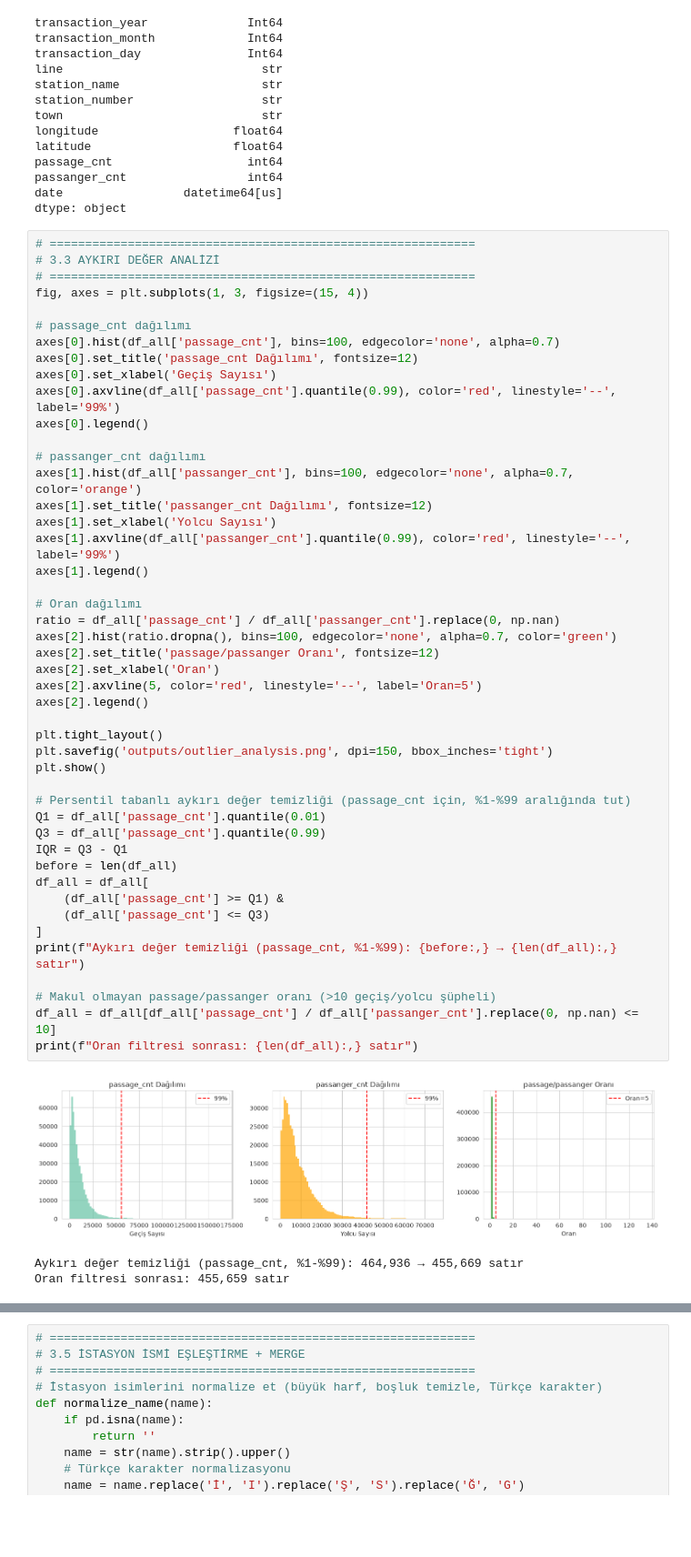
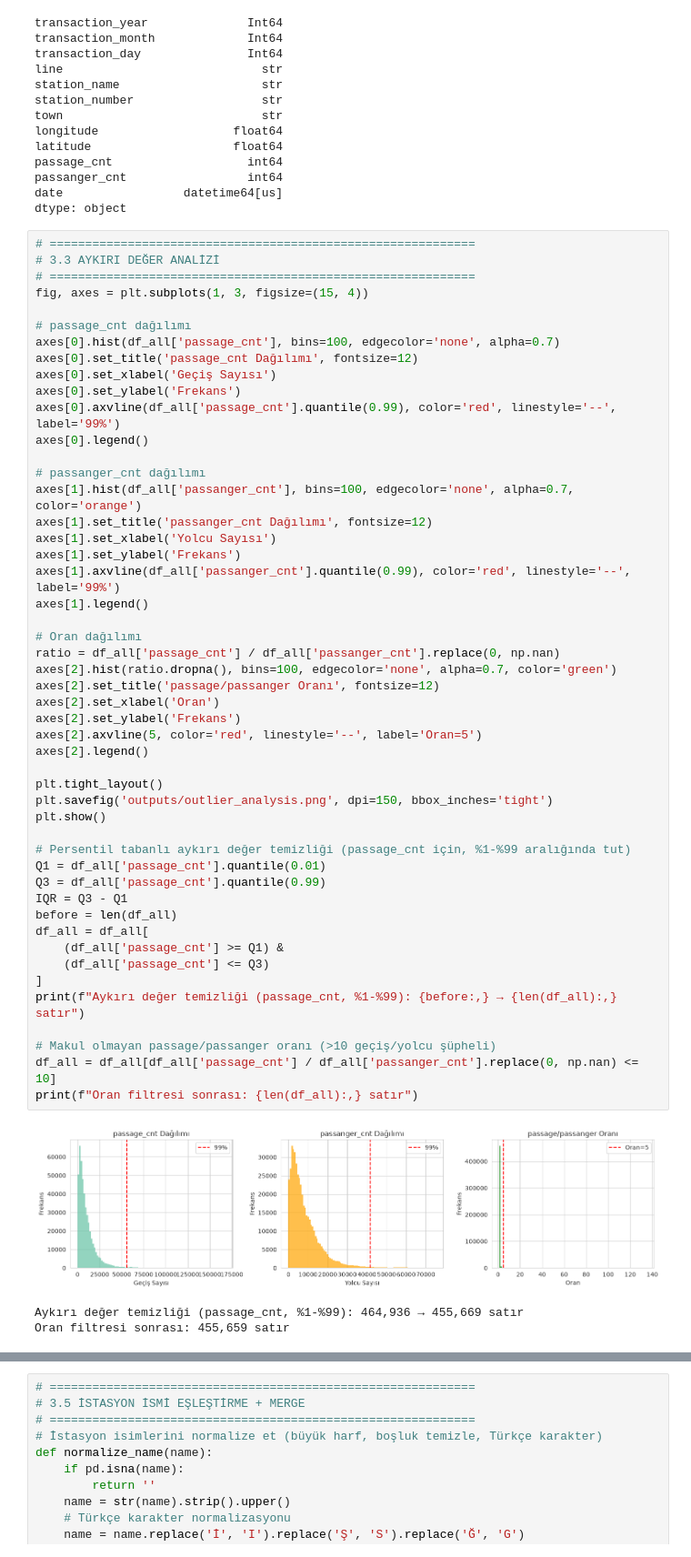
Before and after one commit to yoseidonn/istanbul-rayli-sistemler-analizi, a Jupyter notebook: proje.ipynb, the cells around one changed output, grey strips where cells are left out. Shown at 91% size. Saved outputs shown, nothing was run; the diff lists cells and outputs as text; blank space fills up the shorter version.

```diff
--- a/proje.ipynb
+++ b/proje.ipynb
@@ -388,6 +388,7 @@ fig, axes = plt.subplots(1, 3, figsize=(15, 4))
 axes[0].hist(df_all['passage_cnt'], bins=100, edgecolor='none', alpha=0.7)
 axes[0].set_title('passage_cnt Dağılımı', fontsize=12)
 axes[0].set_xlabel('Geçiş Sayısı')
+axes[0].set_ylabel('Frekans')
 axes[0].axvline(df_all['passage_cnt'].quantile(0.99), color='red', linestyle='--', label='99%')
 axes[0].legend()
 
@@ -395,37 +396,39 @@ axes[0].legend()
 axes[1].hist(df_all['passanger_cnt'], bins=100, edgecolor='none', alpha=0.7, color='orange')
 axes[1].set_title('passanger_cnt Dağılımı', fontsize=12)
 axes[1].set_xlabel('Yolcu Sayısı')
+axes[1].set_ylabel('Frekans')
 axes[1].axvline(df_all['passanger_cnt'].quantile(0.99), color='red', linestyle='--', label='99%')
 axes[1].legend()
 
 # Oran dağılımı
 ratio = df_all['passage_cnt'] / df_all['passanger_cnt'].replace(0, np.nan)
 axes[2].hist(ratio.dropna(), bins=100, edgecolor='none', alpha=0.7, color='green')
 axes[2].set_title('passage/passanger Oranı', fontsize=12)
 axes[2].set_xlabel('Oran')
+axes[2].set_ylabel('Frekans')
 axes[2].axvline(5, color='red', linestyle='--', label='Oran=5')
 axes[2].legend()
 
 plt.tight_layout()
 plt.savefig('outputs/outlier_analysis.png', dpi=150, bbox_inches='tight')
 plt.show()
 
 # Persentil tabanlı aykırı değer temizliği (passage_cnt için, %1-%99 aralığında tut)
 Q1 = df_all['passage_cnt'].quantile(0.01)
 Q3 = df_all['passage_cnt'].quantile(0.99)
 IQR = Q3 - Q1
 before = len(df_all)
 df_all = df_all[
     (df_all['passage_cnt'] >= Q1) &
     (df_all['passage_cnt'] <= Q3)
 ]
 print(f"Aykırı değer temizliği (passage_cnt, %1-%99): {before:,} → {len(df_all):,} satır")
 
 # Makul olmayan passage/passanger oranı (>10 geçiş/yolcu şüpheli)
 df_all = df_all[df_all['passage_cnt'] / df_all['passanger_cnt'].replace(0, np.nan) <= 10]
 print(f"Oran filtresi sonrası: {len(df_all):,} satır")
 # %% [output]
-[figure, old version]
+[figure, new version]
 Aykırı değer temizliği (passage_cnt, %1-%99): 464,936 → 455,669 satır
 Oran filtresi sonrası: 455,659 satır
 # %%
```
Also changed, not shown: parts of 6 cells of this notebook, 8 other files.
